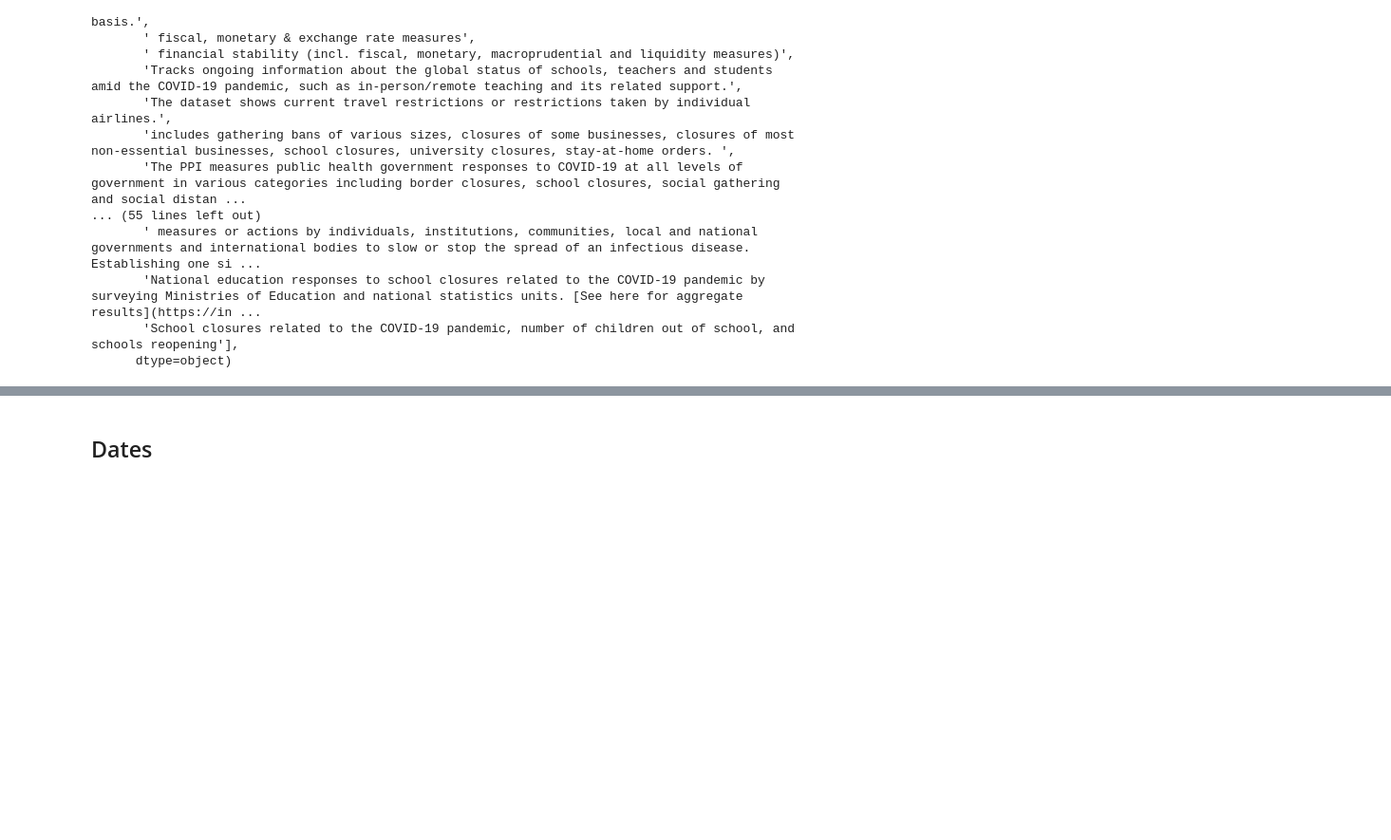
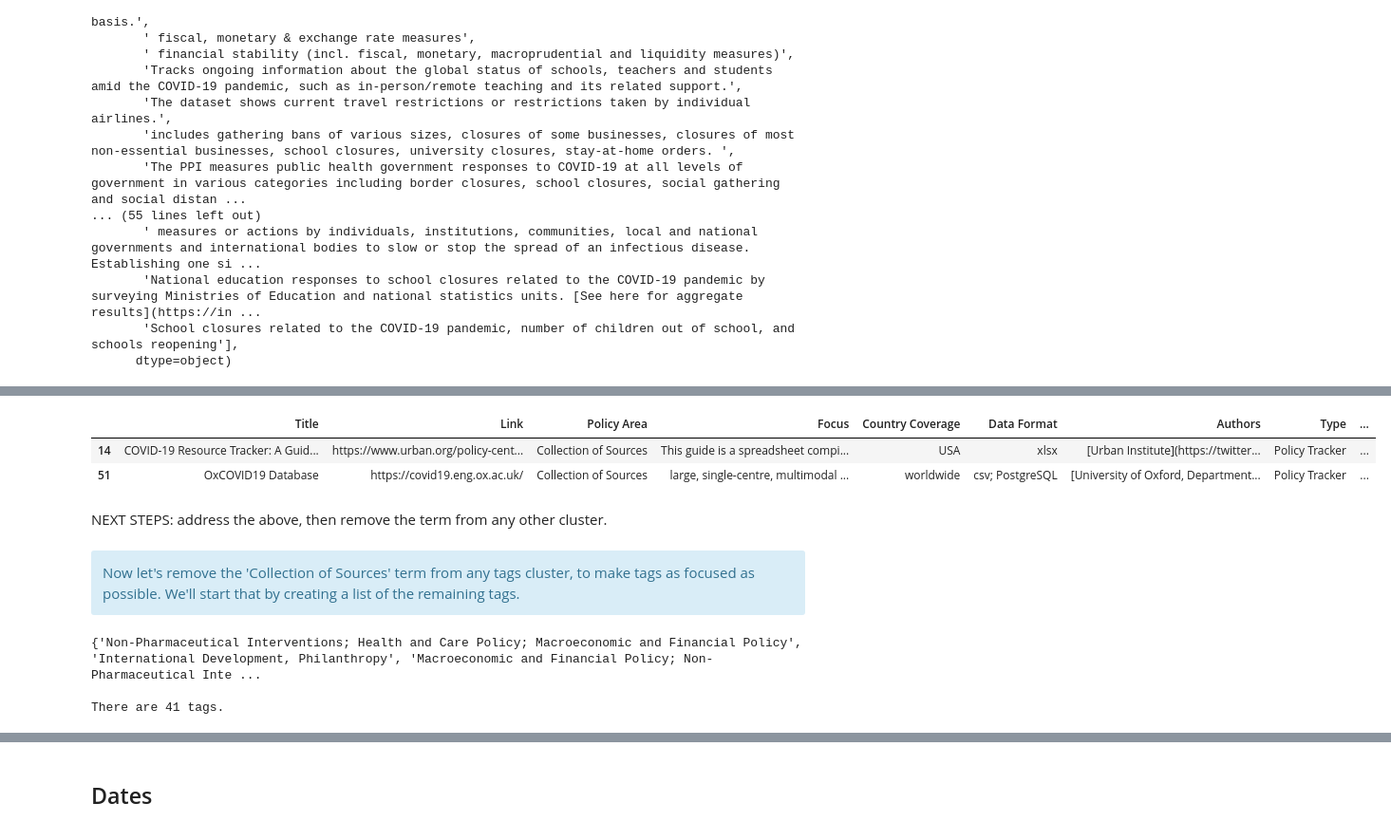
Before and after one commit to LawrenceKay/worldwide_covid_policy, a Jupyter notebook: notebooks/WCP_metadata_collection_cleaning.ipynb, the cells around one changed output, grey strips where cells are left out. Shown at 95% size. Cells and saved outputs as stored; diff of their text form; code cells hidden in the pictures; blank space fills up the shorter version.

```diff
--- a/notebooks/WCP_metadata_collection_cleaning.ipynb
+++ b/notebooks/WCP_metadata_collection_cleaning.ipynb
@@ -1318,0 +1439,32 @@ NEXT STEP: look through the policy area tags and how they were submitted.
+# %%
+# Checks the type change
+oxford_supertracker.loc[oxford_supertracker['Policy Area'] == 'Collection of Sources']
+# %% [output]
+|  | Title | Link | Policy Area | Focus | Country Coverage | Data Format | Authors | Type | ... |
+| 14 | COVID-19 Resource Tracker: A Guid... | https://www.urban.org/policy-cent... | Collection of Sources | This guide is a spreadsheet compi... | USA | xlsx | [Urban Institute](https://twitter... | Policy Tracker | ... |
+| 51 | OxCOVID19 Database | https://covid19.eng.ox.ac.uk/ | Collection of Sources | large, single-centre, multimodal ... | worldwide | csv; PostgreSQL | [University of Oxford, Department... | Policy Tracker | ... |
+# %% [markdown]
+NEXT STEPS: address the above, then remove the term from any other cluster.
+# %% [markdown]
+<div class="alert-info">
+Now let's remove the 'Collection of Sources' term from any tags cluster, to make tags as focused as possible. We'll start that by creating a list of the remaining tags.
+</div>
+# %%
+# Creates list of the policy areas that conforms with the documentation
+policy_areas_tags = oxford_supertracker['Policy Area']
+
+# Creates a list of the unique areas
+policy_areas_tags = set(policy_areas_tags)
+
+# Shows list
+print(policy_areas_tags)
+
+# Creates gap for legibility
+print()
+
+# Counts list
+print(f"There are {len(policy_areas_tags)} tags.")
+# %% [output]
+{'Non-Pharmaceutical Interventions; Health and Care Policy; Macroeconomic and Financial Policy', 'International Development, Philanthropy', 'Macroeconomic and Financial Policy; Non-Pharmaceutical Inte ...
+
+There are 41 tags.
```
Also changed, not shown: parts of 44 cells of this notebook.
